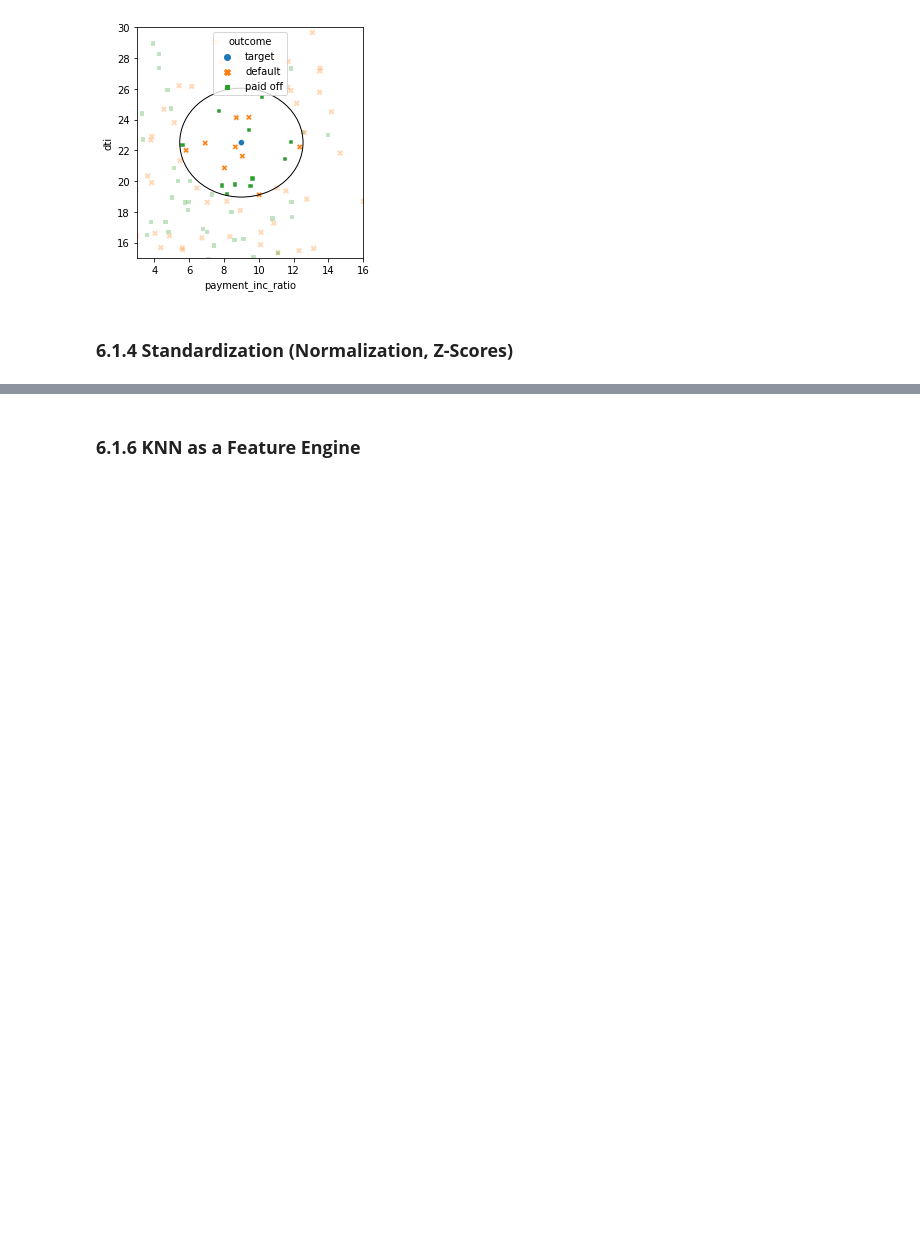
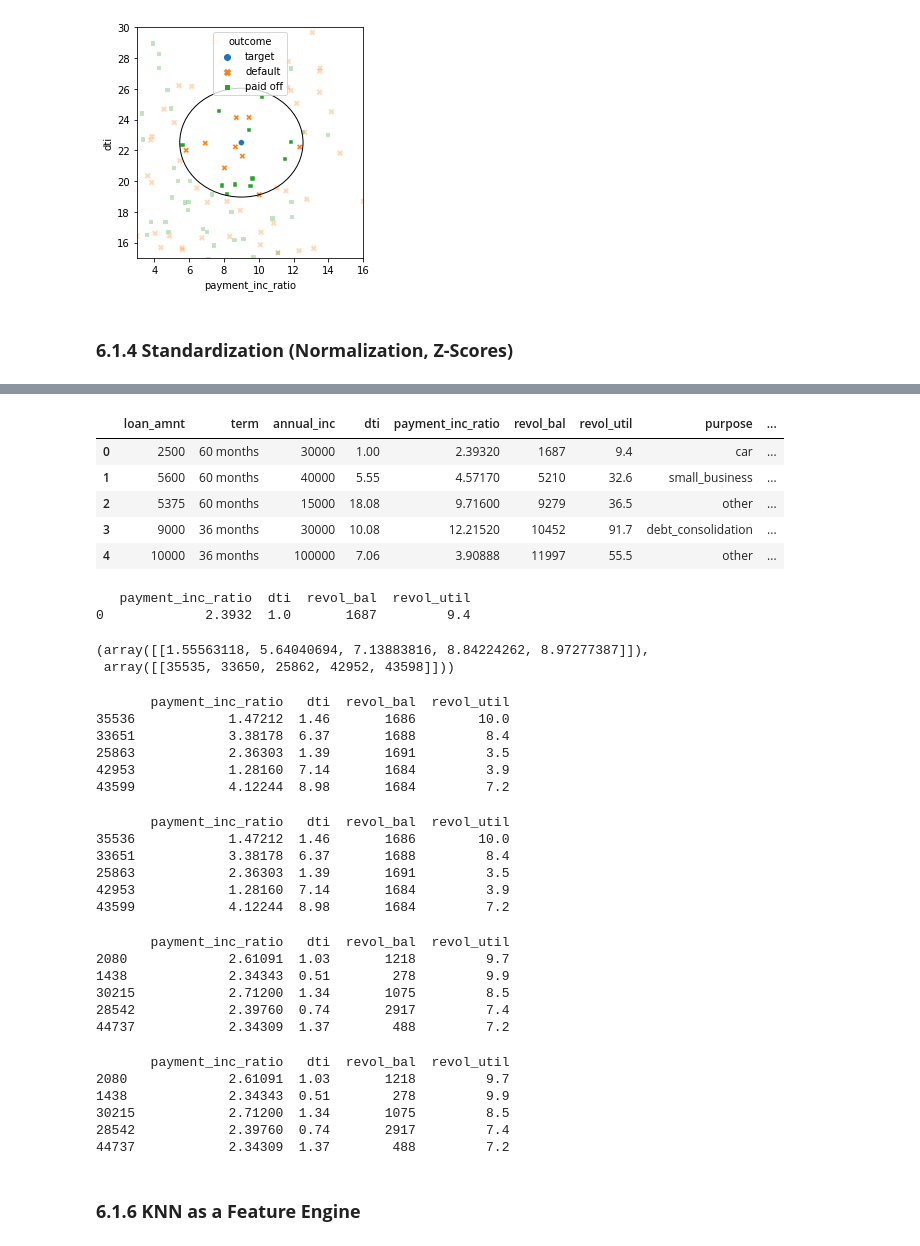
Before and after one commit to young-hwanlee/my-practical-statistics-for-data-scientists, a Jupyter notebook: Chapter_6_Statistical_Machine_Learning.ipynb, the cells around one changed output, grey strips where cells are left out. Drawn from its saved outputs; the diff is of its cells as text; code cells hidden in the pictures; blank space fills up the shorter version.

```diff
--- a/Chapter_6_Statistical_Machine_Learning.ipynb
+++ b/Chapter_6_Statistical_Machine_Learning.ipynb
@@ -205,15 +217,23 @@ plt.show()
+# %%
+loan_data['outcome'] = pd.Categorical(loan_data['outcome'],
+                                      categories=['paid off', 'default'],
+                                      ordered=True)
+loan_data.head()
+# %% [output]
+|  | loan_amnt | term | annual_inc | dti | payment_inc_ratio | revol_bal | revol_util | purpose | ... |
+| 0 | 2500 | 60 months | 30000 | 1.00 | 2.39320 | 1687 | 9.4 | car | ... |
+| 1 | 5600 | 60 months | 40000 | 5.55 | 4.57170 | 5210 | 32.6 | small_business | ... |
+| 2 | 5375 | 60 months | 15000 | 18.08 | 9.71600 | 9279 | 36.5 | other | ... |
+| 3 | 9000 | 36 months | 30000 | 10.08 | 12.21520 | 10452 | 91.7 | debt_consolidation | ... |
+| 4 | 10000 | 36 months | 100000 | 7.06 | 3.90888 | 11997 | 55.5 | other | ... |
 # %%
-loan_data = pd.read_csv(LOAN_DATA_CSV)
-loan_data = loan_data.drop(columns=['Unnamed: 0', 'status'])
-loan_data['outcome'] = pd.Categorical(loan_data['outcome'],
-                                      categories=['paid off', 'default'],
-                                      ordered=True)
-
 predictors = ['payment_inc_ratio', 'dti', 'revol_bal', 'revol_util']
 outcome = 'outcome'
 
 newloan = loan_data.loc[0:0, predictors]
 print(newloan)
+print()
+
 X = loan_data.loc[1:, predictors]
 y = loan_data.loc[1:, outcome]
 
@@ -221,23 +241,70 @@ knn = KNeighborsClassifier(n_neighbors=5)
 knn.fit(X, y)
 
 nbrs = knn.kneighbors(newloan)
-print(X.iloc[nbrs[1][0], :])
+nbrs    # return (neigh_dist, neigh_ind)
+# %% [output]
+   payment_inc_ratio  dti  revol_bal  revol_util
+0             2.3932  1.0       1687         9.4
+(array([[1.55563118, 5.64040694, 7.13883816, 8.84224262, 8.97277387]]),
+ array([[35535, 33650, 25862, 42952, 43598]]))
+# %%
+print(X.iloc[nbrs[1][0], :])
+# %% [output]
+       payment_inc_ratio   dti  revol_bal  revol_util
+35536            1.47212  1.46       1686        10.0
+33651            3.38178  6.37       1688         8.4
+25863            2.36303  1.39       1691         3.5
+42953            1.28160  7.14       1684         3.9
+43599            4.12244  8.98       1684         7.2
+# %%
+print(X.loc[nbrs[1][0] + 1, :])
+# %% [output]
+       payment_inc_ratio   dti  revol_bal  revol_util
+35536            1.47212  1.46       1686        10.0
+33651            3.38178  6.37       1688         8.4
+25863            2.36303  1.39       1691         3.5
+42953            1.28160  7.14       1684         3.9
+43599            4.12244  8.98       1684         7.2
 # %%
 newloan = loan_data.loc[0:0, predictors]
 X = loan_data.loc[1:, predictors]
 y = loan_data.loc[1:, outcome]
 
 scaler = preprocessing.StandardScaler()
-scaler.fit(X * 1.0)
 
-X_std = scaler.transform(X * 1.0)
-newloan_std = scaler.transform(newloan * 1.0)
+scaler.fit(X)
+X_std = scaler.transform(X)
+newloan_std = scaler.transform(newloan)
 
 knn = KNeighborsClassifier(n_neighbors=5)
 knn.fit(X_std, y)
 
 nbrs = knn.kneighbors(newloan_std)
 print(X.iloc[nbrs[1][0], :])
+# %% [output]
+       payment_inc_ratio   dti  revol_bal  revol_util
+2080             2.61091  1.03       1218         9.7
+1438             2.34343  0.51        278         9.9
+30215            2.71200  1.34       1075         8.5
+28542            2.39760  0.74       2917         7.4
+44737            2.34309  1.37        488         7.2
+# %%
+scaler.fit(X * 1.0)
+X_std = scaler.transform(X * 1.0)
+newloan_std = scaler.transform(newloan * 1.0)
+
+knn = KNeighborsClassifier(n_neighbors=5)
+knn.fit(X_std, y)
+
+nbrs = knn.kneighbors(newloan_std)
+print(X.iloc[nbrs[1][0], :])
+# %% [output]
+       payment_inc_ratio   dti  revol_bal  revol_util
+2080             2.61091  1.03       1218         9.7
+1438             2.34343  0.51        278         9.9
+30215            2.71200  1.34       1075         8.5
+28542            2.39760  0.74       2917         7.4
+44737            2.34309  1.37        488         7.2
 # %% [markdown]
 ### **6.1.6 KNN as a Feature Engine**
 # %%
```
Also changed, not shown: parts of 5 cells of this notebook.
